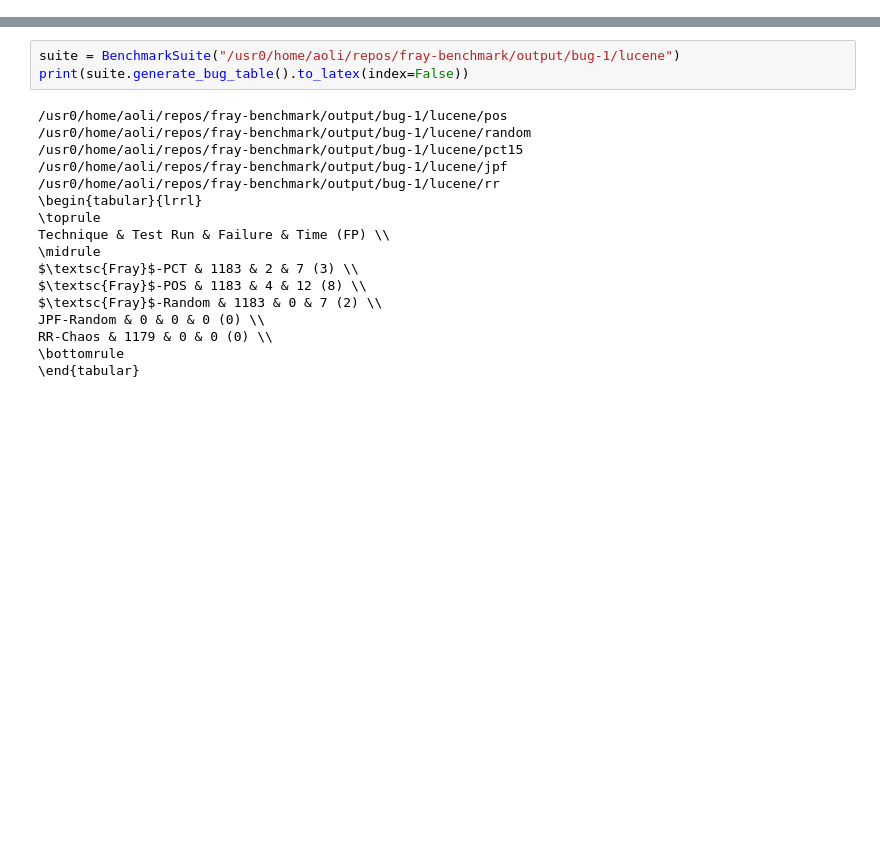
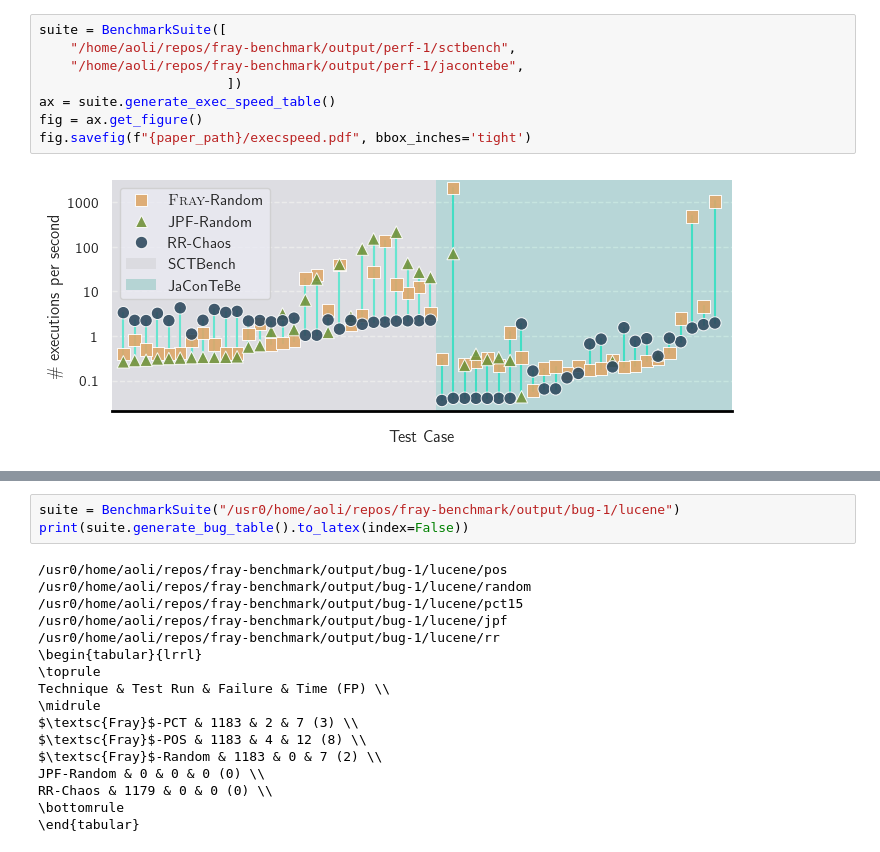
Before and after one commit to cmu-pasta/fray-benchmark, a Jupyter notebook: fray_benchmark/visualizer/playground.ipynb, the cells around one changed output, grey strips where cells are left out. Drawn from its saved outputs; the diff is of its cells as text; blank space fills up the shorter version.

```diff
--- a/fray_benchmark/visualizer/playground.ipynb
+++ b/fray_benchmark/visualizer/playground.ipynb
@@ -23 +23,11 @@ ax = suite.generate_exec_speed_table()
+# %%
+suite = BenchmarkSuite([
+    "/home/aoli/repos/fray-benchmark/output/perf-1/sctbench",
+    "/home/aoli/repos/fray-benchmark/output/perf-1/jacontebe",
+                        ])
+ax = suite.generate_exec_speed_table()
+fig = ax.get_figure()
+fig.savefig(f"{paper_path}/execspeed.pdf", bbox_inches='tight')
+# %% [output]
+[figure, added]
 # %%
```
Also changed, not shown: parts of 10 cells of this notebook, 7 other files.
